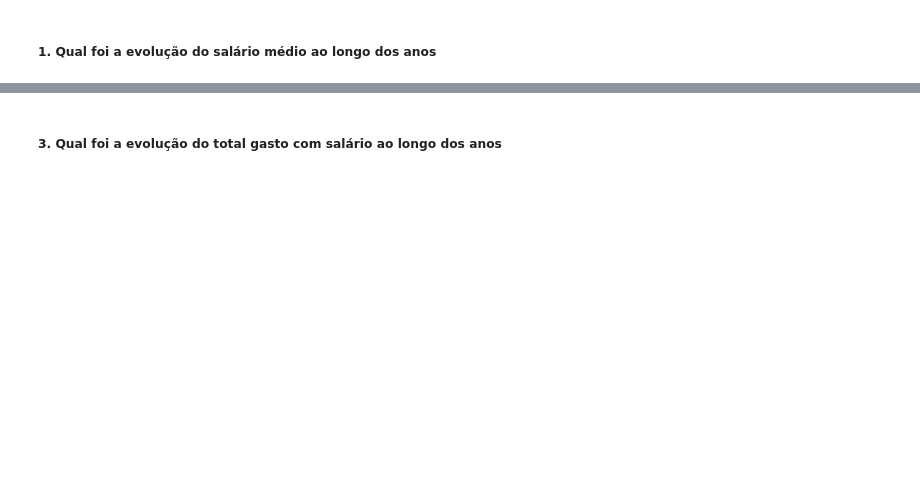
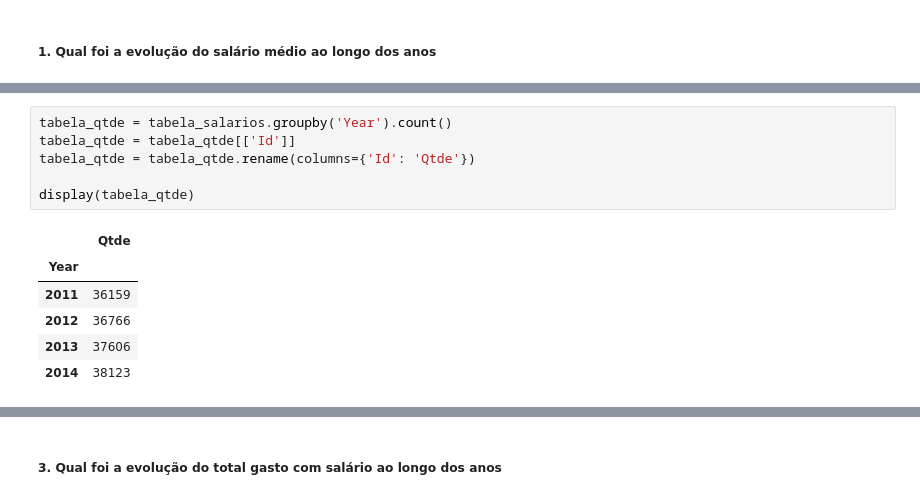
Before and after one commit to EngSivaldo/integPython_SQL, a Jupyter notebook: Python e SQL - Exercício Análise de Dados.ipynb, the cells around one changed output, grey strips where cells are left out. Cells and saved outputs as stored; diff of their text form; blank space fills up the shorter version.

```diff
--- a/Python e SQL - Exercício Análise de Dados.ipynb
+++ b/Python e SQL - Exercício Análise de Dados.ipynb
@@ -111,0 +162,13 @@ display(tabela_salarios2)
+# %%
+tabela_qtde = tabela_salarios.groupby('Year').count()
+tabela_qtde = tabela_qtde[['Id']]
+tabela_qtde = tabela_qtde.rename(columns={'Id': 'Qtde'})
+
+display(tabela_qtde)
+# %% [output]
+|  | Qtde |
+| Year |  |
+| 2011 | 36159 |
+| 2012 | 36766 |
+| 2013 | 37606 |
+| 2014 | 38123 |
```
Also changed, not shown: parts of 7 cells of this notebook.
